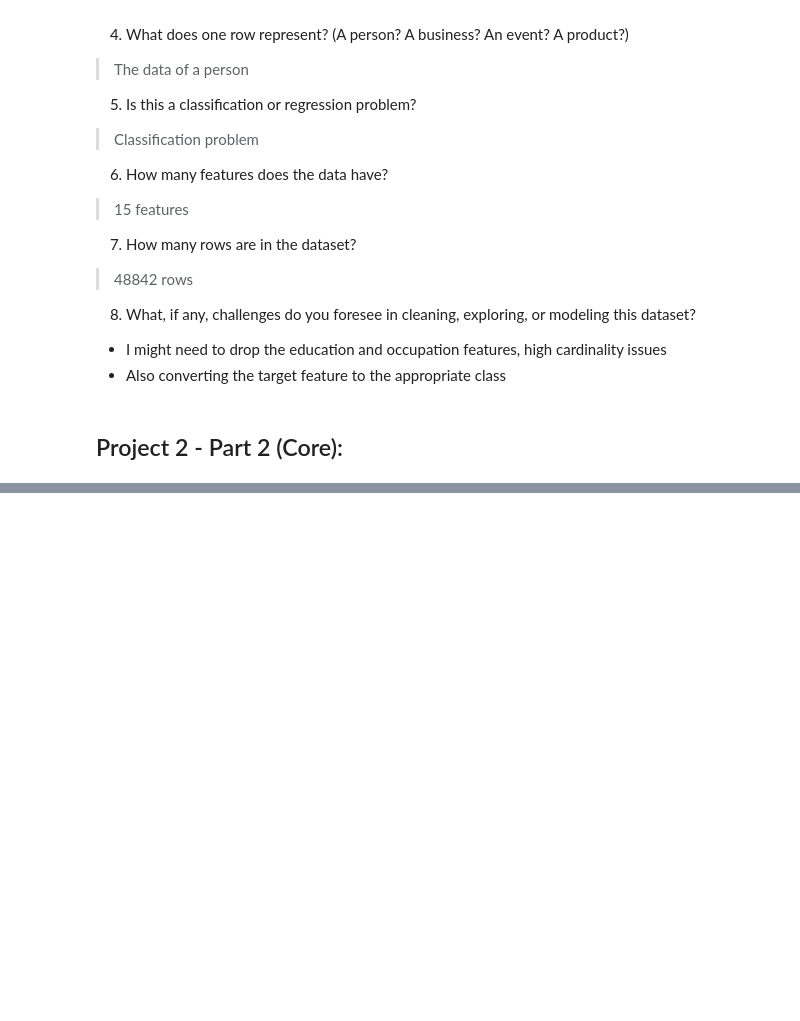
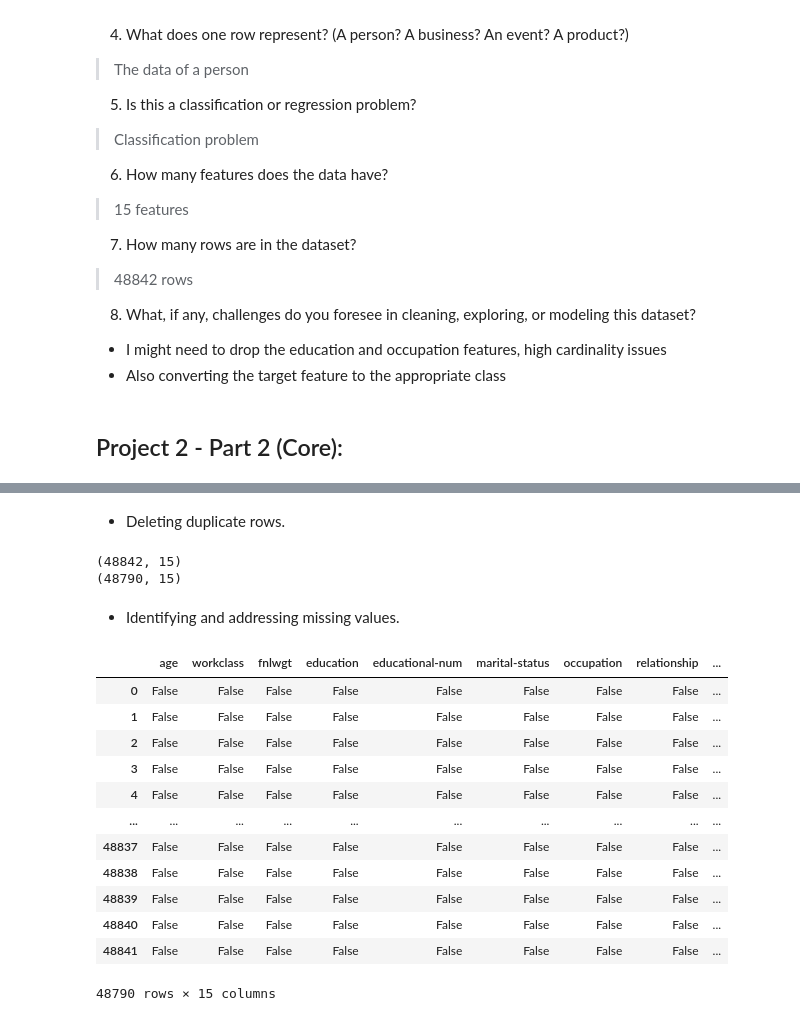
Before and after one commit to GyaviWalls/extra_datasets, a Jupyter notebook: Project_2.ipynb, the cells around one changed output, grey strips where cells are left out. Cells and saved outputs as stored; diff of their text form; code cells hidden in the pictures; blank space fills up the shorter version.

```diff
--- a/Project_2.ipynb
+++ b/Project_2.ipynb
@@ -159,0 +181,27 @@ memory usage: 5.6+ MB
+# %% [markdown]
+* Deleting duplicate rows.
+# %%
+print(df2.shape)
+df2.drop_duplicates(inplace=True)
+print(df2.shape)
+# %% [output]
+(48842, 15)
+(48790, 15)
+# %% [markdown]
+* Identifying and addressing missing values.
+# %%
+df2.isna()
+# %% [output]
+|  | age | workclass | fnlwgt | education | educational-num | marital-status | occupation | relationship | ... |
+| 0 | False | False | False | False | False | False | False | False | ... |
+| 1 | False | False | False | False | False | False | False | False | ... |
+| 2 | False | False | False | False | False | False | False | False | ... |
+| 3 | False | False | False | False | False | False | False | False | ... |
+| 4 | False | False | False | False | False | False | False | False | ... |
+| ... | ... | ... | ... | ... | ... | ... | ... | ... | ... |
+| 48837 | False | False | False | False | False | False | False | False | ... |
+| 48838 | False | False | False | False | False | False | False | False | ... |
+| 48839 | False | False | False | False | False | False | False | False | ... |
+| 48840 | False | False | False | False | False | False | False | False | ... |
+| 48841 | False | False | False | False | False | False | False | False | ... |
+48790 rows × 15 columns
```
Also changed, not shown: parts of 2 cells of this notebook.
